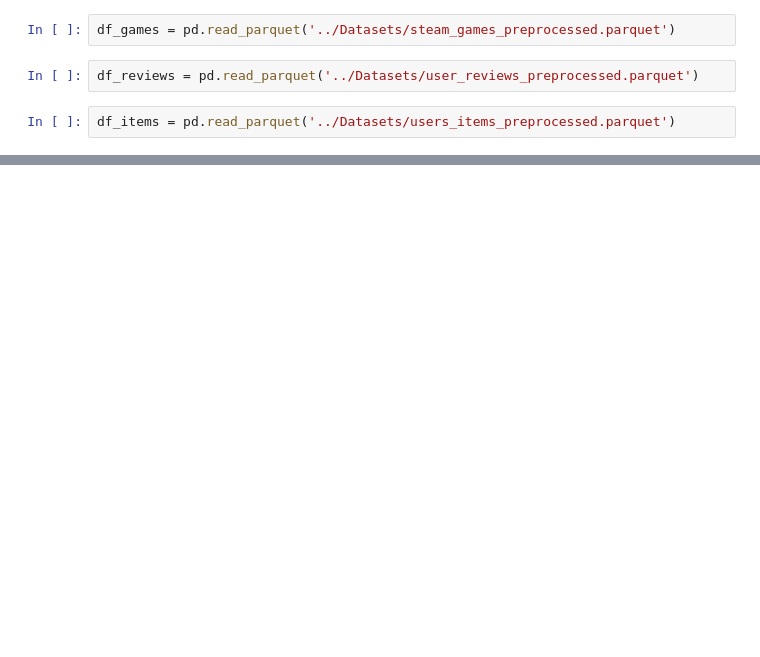
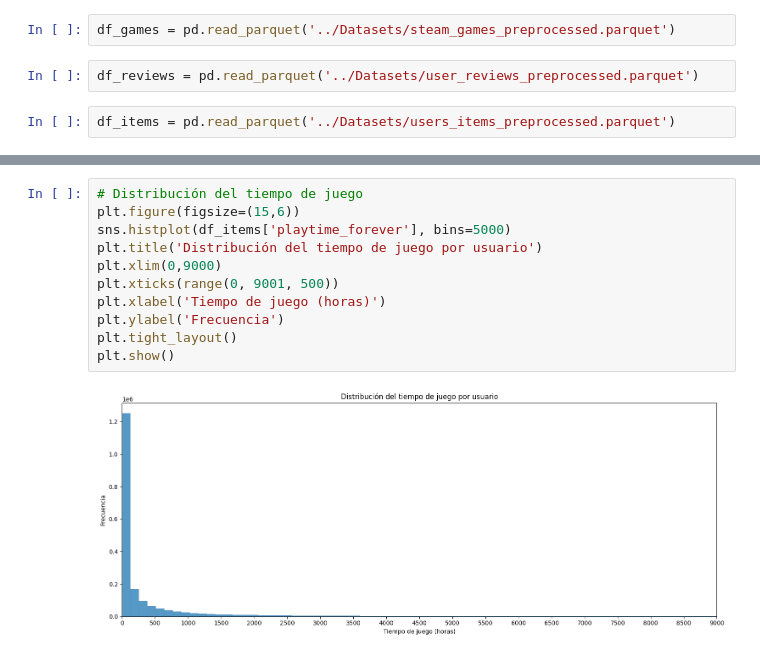
Before and after one commit to SantosIparraguirre/Sistema-Recomendacion-Steam, a Jupyter notebook: EDA/eda.ipynb, the cells around one changed output, grey strips where cells are left out. Cells and saved outputs as stored; diff of their text form; blank space fills up the shorter version.

```diff
--- a/EDA/eda.ipynb
+++ b/EDA/eda.ipynb
@@ -26,0 +90,13 @@ df_reviews.head()
+# %%
+# Distribución del tiempo de juego
+plt.figure(figsize=(15,6))
+sns.histplot(df_items['playtime_forever'], bins=5000)
+plt.title('Distribución del tiempo de juego por usuario')
+plt.xlim(0,9000)
+plt.xticks(range(0, 9001, 500))
+plt.xlabel('Tiempo de juego (horas)')
+plt.ylabel('Frecuencia')
+plt.tight_layout()
+plt.show()
+# %% [output]
+[figure, added]
```
Also changed, not shown: parts of 9 cells of this notebook, 6 other files.
